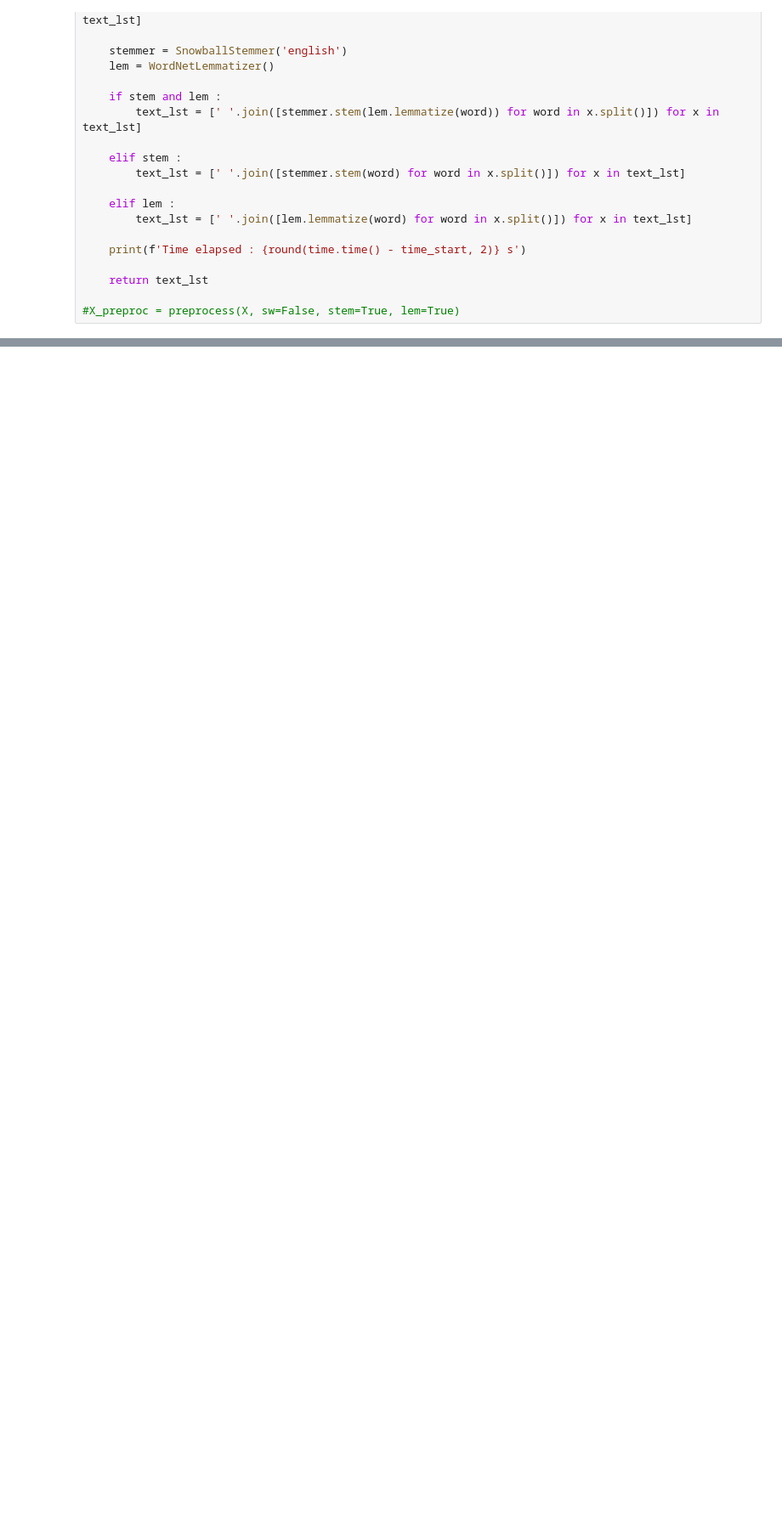
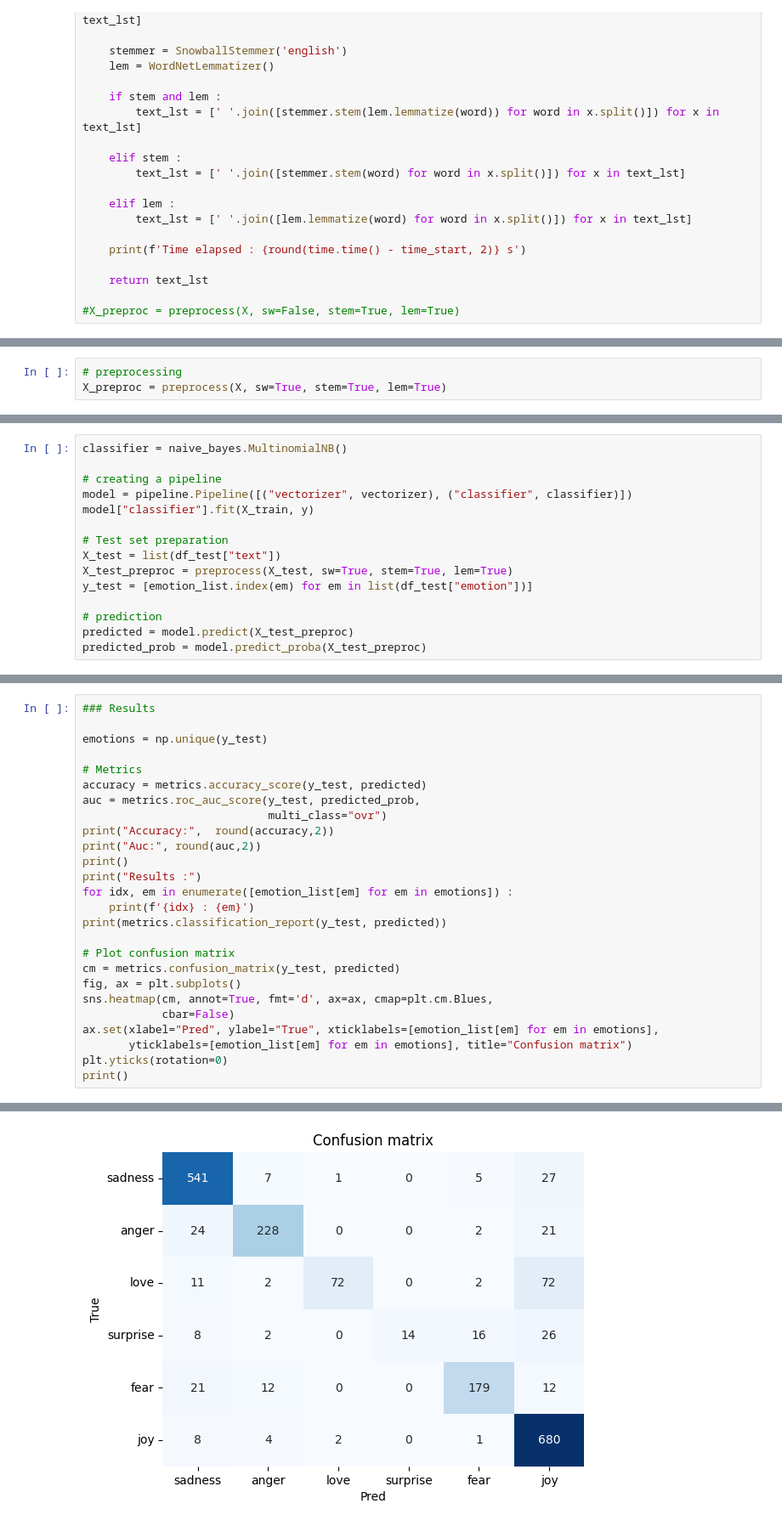
Before and after one commit to Picrik/hacktoberfest_IBMInteractiveStrasbourg, a Jupyter notebook: dev_first_models.ipynb, the cells around one changed output, grey strips where cells are left out. Shown: that part at 85% size. Cells and saved outputs as stored; diff of their text form; blank space fills up the shorter version.

Commit message:
naive bayes with tfidf refined voc

```diff
--- a/dev_first_models.ipynb
+++ b/dev_first_models.ipynb
@@ -113,0 +107,3 @@ im grabbing a minute to post i feel greedy wrong
+# %%
+# preprocessing
+X_preproc = preprocess(X, sw=True, stem=True, lem=True)
@@ -113,0 +174,15 @@ im grabbing a minute to post i feel greedy wrong
+# %%
+classifier = naive_bayes.MultinomialNB()
+
+# creating a pipeline
+model = pipeline.Pipeline([("vectorizer", vectorizer), ("classifier", classifier)])
+model["classifier"].fit(X_train, y)
+
+# Test set preparation
+X_test = list(df_test["text"])
+X_test_preproc = preprocess(X_test, sw=True, stem=True, lem=True)
+y_test = [emotion_list.index(em) for em in list(df_test["emotion"])]
+
+# prediction
+predicted = model.predict(X_test_preproc)
+predicted_prob = model.predict_proba(X_test_preproc)
@@ -113,0 +191,27 @@ im grabbing a minute to post i feel greedy wrong
+# %%
+### Results
+
+emotions = np.unique(y_test)
+
+# Metrics
+accuracy = metrics.accuracy_score(y_test, predicted)
+auc = metrics.roc_auc_score(y_test, predicted_prob,
+                            multi_class="ovr")
+print("Accuracy:",  round(accuracy,2))
+print("Auc:", round(auc,2))
+print()
+print("Results :")
+for idx, em in enumerate([emotion_list[em] for em in emotions]) :
+    print(f'{idx} : {em}')
+print(metrics.classification_report(y_test, predicted))
+
+# Plot confusion matrix
+cm = metrics.confusion_matrix(y_test, predicted)
+fig, ax = plt.subplots()
+sns.heatmap(cm, annot=True, fmt='d', ax=ax, cmap=plt.cm.Blues,
+            cbar=False)
+ax.set(xlabel="Pred", ylabel="True", xticklabels=[emotion_list[em] for em in emotions],
+       yticklabels=[emotion_list[em] for em in emotions], title="Confusion matrix")
+plt.yticks(rotation=0)
+print()
+# %% [output]
@@ -113,0 +235 @@ im grabbing a minute to post i feel greedy wrong
+[figure, added]
```
Also changed, not shown: parts of 16 cells of this notebook, 1 other file.
